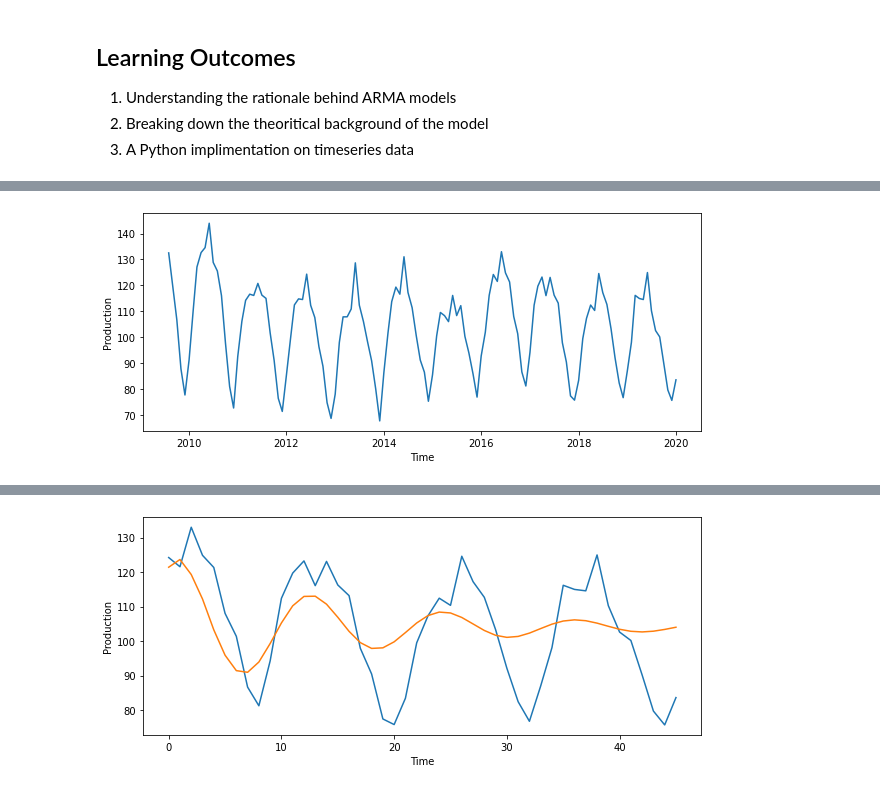
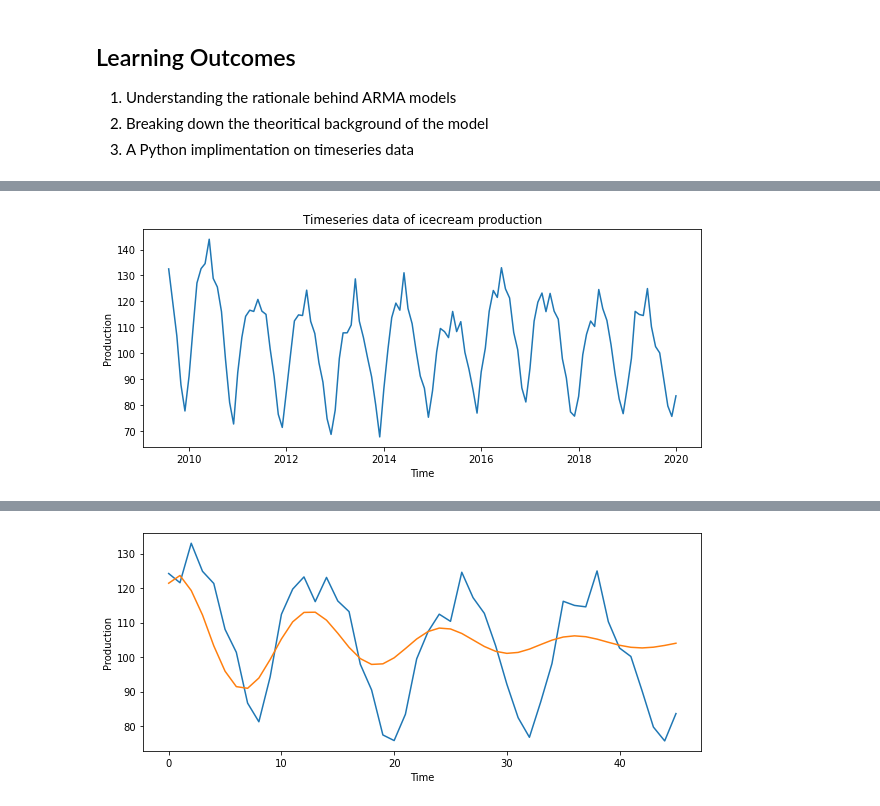
Before and after one commit to umerhasan17/Practical-ML-DS, a Jupyter notebook: Chapter 2. Python for Data Scientists/Module 7. Other ML Problems/Autoregressive Moving Average Model.ipynb, the cells around one changed output, grey strips where cells are left out. Cells and saved outputs as stored; diff of their text form; code cells hidden in the pictures.

```diff
--- a/Chapter 2. Python for Data Scientists/Module 7. Other ML Problems/Autoregressive Moving Average Model.ipynb
+++ b/Chapter 2. Python for Data Scientists/Module 7. Other ML Problems/Autoregressive Moving Average Model.ipynb
@@ -28,17 +59,18 @@ from statsmodels.graphics.tsaplots import plot_acf, plot_pacf
 from statsmodels.tsa.arima_model import ARMA
 # %%
 '''
+VISUALIZATION OF THE TIMESERIES DATASET
 Steps:
     1. Loading the data using Pandas package
     2. Changing the type of the time column into datatime
     3. Extract a portion of the data (10 years of monthly ice cream production levels)
     4. Draw the timeseries graph
 '''
 
 full_data = pd.read_csv('C:/Users/Taha/Desktop/ice_cream.csv')
 full_data['DATE']= pd.to_datetime(full_data['DATE'], format='%Y-%m-%d')
 data = full_data[full_data.index > 450]
 plt.figure(figsize=(10, 4)); plt.ylabel('Production'); plt.xlabel('Time')
-plt.plot(data.DATE, data.IPN31152N);
+plt.plot(data.DATE, data.IPN31152N), plt.title('Timeseries data of icecream production');
 # %% [output]
-[figure, old version]
+[figure, new version]
```
Also changed, not shown: parts of 14 cells of this notebook.
